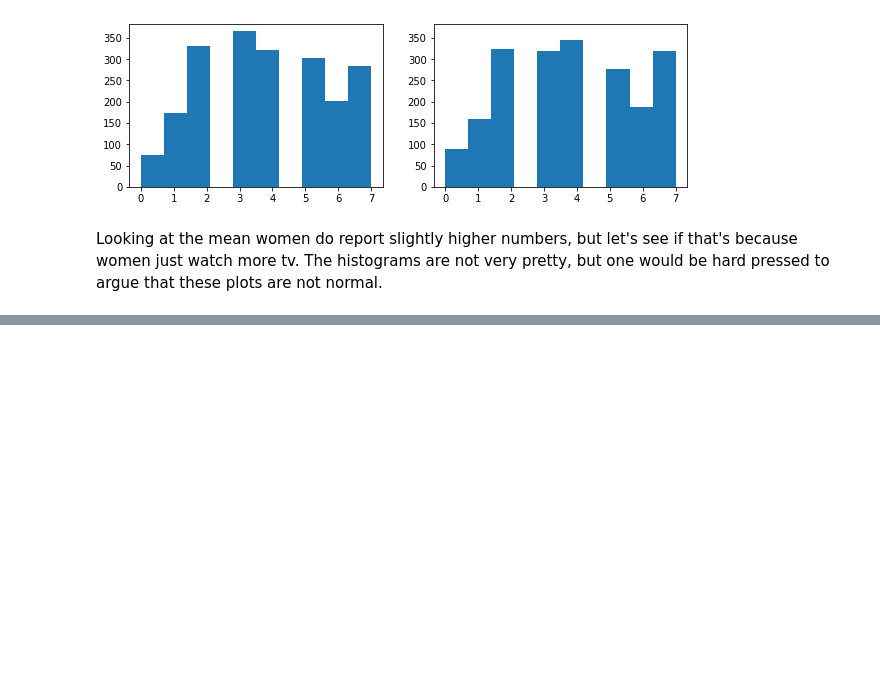
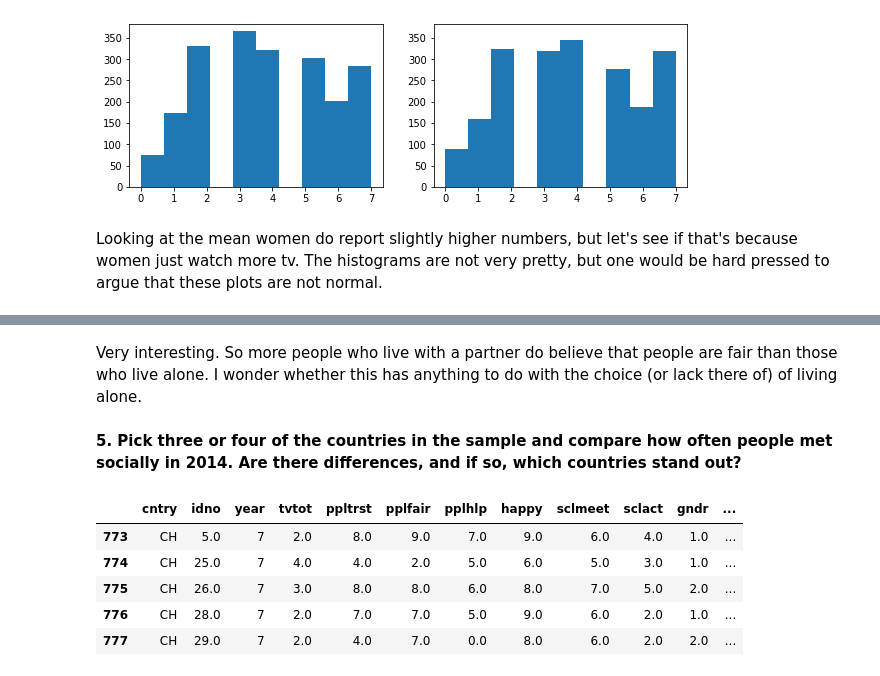
Before and after one commit to 26Jinx/Thinkful, a Jupyter notebook: Unit5/5_Advanced_Experimentation/Challenge.ipynb, the cells around one changed output, grey strips where cells are left out. Saved outputs shown, nothing was run; the diff lists cells and outputs as text; code cells hidden in the pictures; blank space fills up the shorter version.

```diff
--- a/Unit5/5_Advanced_Experimentation/Challenge.ipynb
+++ b/Unit5/5_Advanced_Experimentation/Challenge.ipynb
@@ -271,0 +304,15 @@ print('T-stat: %0.4f\np-value: %0.')
+# %% [markdown]
+Very interesting. So more people who live with a partner do believe that people are fair than those who live alone. I wonder whether this has anything to do with the choice (or lack there of) of living alone.
+# %% [markdown]
+__5. Pick three or four of the countries in the sample and compare how often people met socially in 2014. Are there differences, and if so, which countries stand out?__
+# %%
+# let's first filter out 2014 data
+df_2014 = ess.loc[ess['year'] == 7].dropna()
+df_2014.head()
+# %% [output]
+|  | cntry | idno | year | tvtot | ppltrst | pplfair | pplhlp | happy | sclmeet | sclact | gndr | ... |
+| 773 | CH | 5.0 | 7 | 2.0 | 8.0 | 9.0 | 7.0 | 9.0 | 6.0 | 4.0 | 1.0 | ... |
+| 774 | CH | 25.0 | 7 | 4.0 | 4.0 | 2.0 | 5.0 | 6.0 | 5.0 | 3.0 | 1.0 | ... |
+| 775 | CH | 26.0 | 7 | 3.0 | 8.0 | 8.0 | 6.0 | 8.0 | 7.0 | 5.0 | 2.0 | ... |
+| 776 | CH | 28.0 | 7 | 2.0 | 7.0 | 7.0 | 5.0 | 9.0 | 6.0 | 2.0 | 1.0 | ... |
+| 777 | CH | 29.0 | 7 | 2.0 | 4.0 | 7.0 | 0.0 | 8.0 | 6.0 | 2.0 | 2.0 | ... |
```
Also changed, not shown: parts of 20 cells of this notebook.
